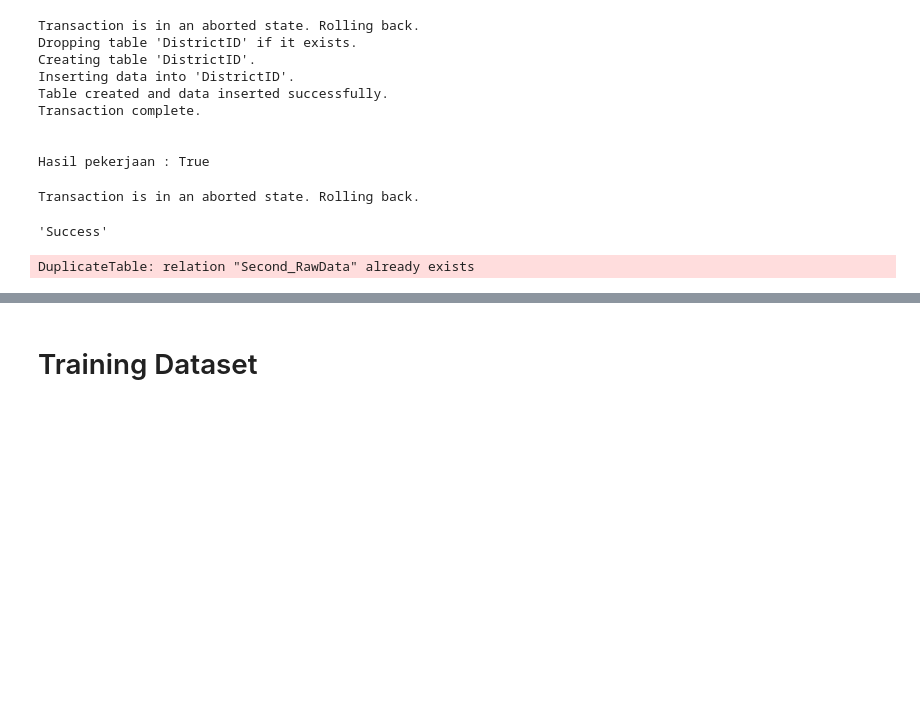
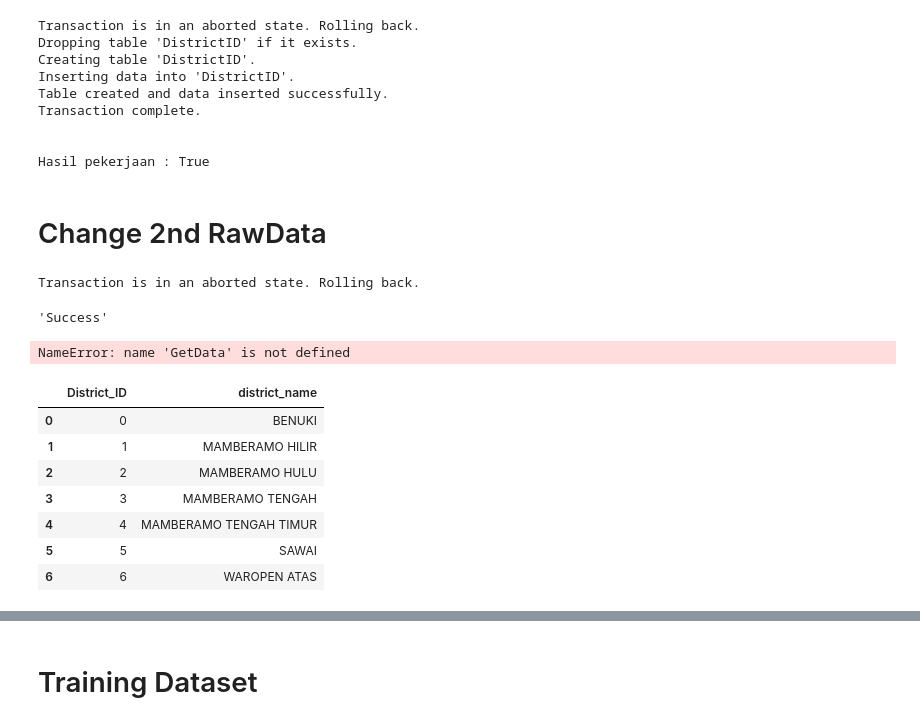
Before and after one commit to masterofray/AI_Stunting_model, a Jupyter notebook: notebooks/NB03_TabNet_plus_Classical_ML.ipynb, the cells around one changed output, grey strips where cells are left out. Cells and saved outputs as stored; diff of their text form; code cells hidden in the pictures; blank space fills up the shorter version.

```diff
--- a/notebooks/NB03_TabNet_plus_Classical_ML.ipynb
+++ b/notebooks/NB03_TabNet_plus_Classical_ML.ipynb
@@ -454,6 +490,8 @@ Transaction complete.
 
 
 Hasil pekerjaan : True
+# %% [markdown]
+# Change 2nd RawData
 # %%
 Query = 'CREATE TABLE "Label_District" AS SELECT DISTINCT "District_ID", "district_name" FROM "DistrictID" ORDER BY "District_ID";'
 GetData(PostConnected, Query)
@@ -476,12 +514,31 @@ SELECT
 FROM
 	"rawdata" AS A
 LEFT JOIN
-	"DistrictID" AS B
+	"Label_District" AS B
 ON
-	A.district_name = B.district_name
+	A."district_name" = B."district_name"
 ORDER BY
 	"District_ID" ASC;
 '''
 GetData(PostConnected, Query)
 # %% [output]
-DuplicateTable: relation "Second_RawData" already exists
+NameError: name 'GetData' is not defined
+# %%
+Query = '''
+SELECT
+*
+FROM
+	"Label_District"
+ORDER BY
+	"District_ID" ASC;
+'''
+GetData(PostConnected, Query)
+# %% [output]
+|  | District_ID | district_name |
+| 0 | 0 | BENUKI |
+| 1 | 1 | MAMBERAMO HILIR |
+| 2 | 2 | MAMBERAMO HULU |
+| 3 | 3 | MAMBERAMO TENGAH |
+| 4 | 4 | MAMBERAMO TENGAH TIMUR |
+| 5 | 5 | SAWAI |
+| 6 | 6 | WAROPEN ATAS |
```
Also changed, not shown: parts of 5 cells of this notebook, 7 other files.
